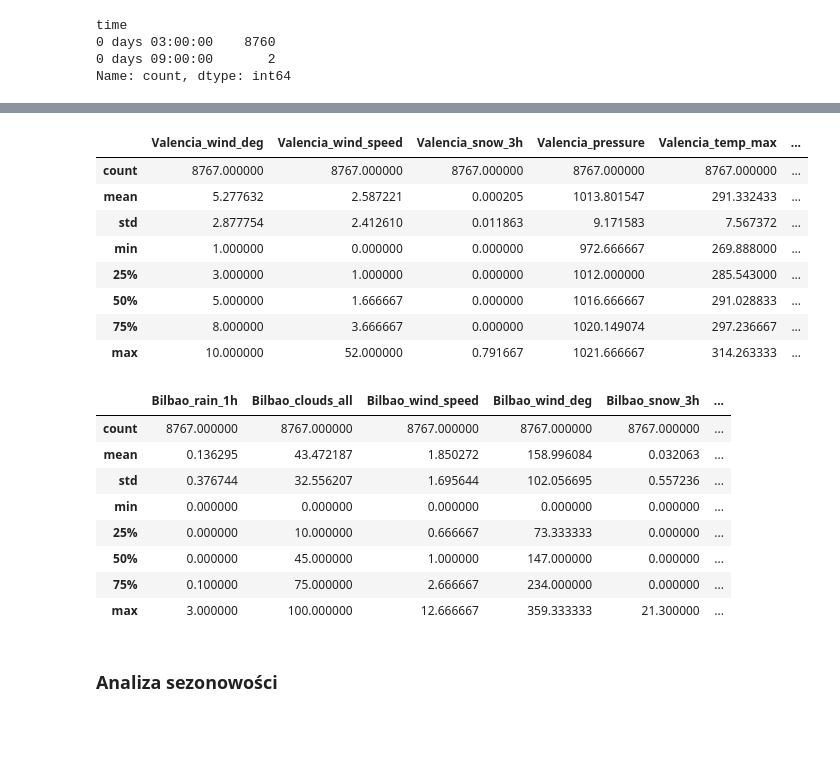
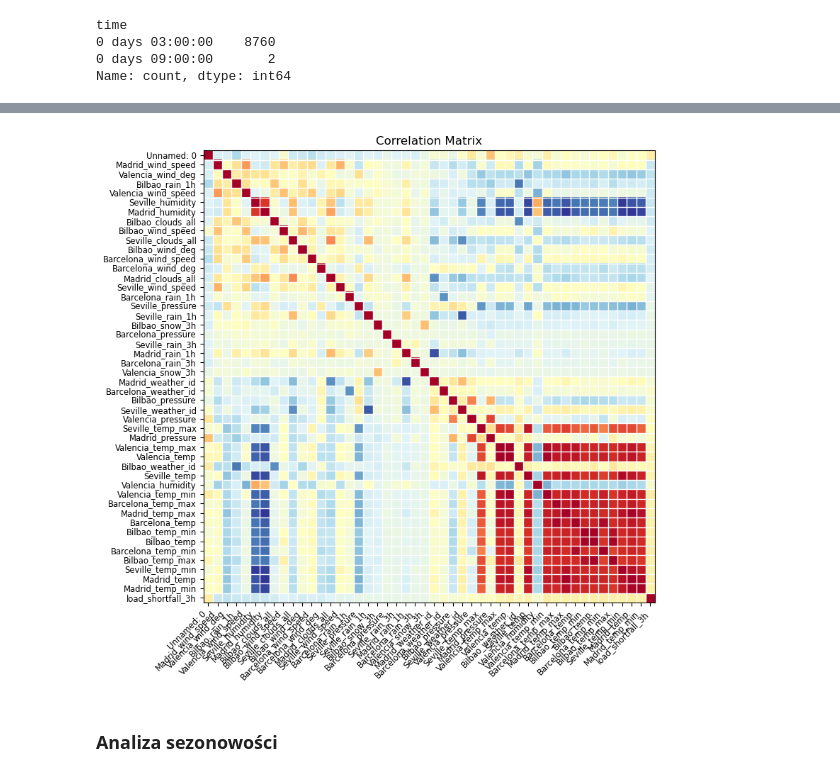
Before and after one commit to Marcel3333/TimeSeriesAnalysisProject, a Jupyter notebook: starter-notebook.ipynb, the cells around one changed output, grey strips where cells are left out. Drawn from its saved outputs; the diff is of its cells as text; code cells hidden in the pictures; blank space fills up the shorter version.

```diff
--- a/starter-notebook.ipynb
+++ b/starter-notebook.ipynb
@@ -207,27 +184,10 @@ df_interpolated.filter(like='Seville').describe()
-# %%
-df_interpolated.filter(like='Valencia').describe()
-# %% [output]
-|  | Valencia_wind_deg | Valencia_wind_speed | Valencia_snow_3h | Valencia_pressure | Valencia_temp_max | ... |
-| count | 8767.000000 | 8767.000000 | 8767.000000 | 8767.000000 | 8767.000000 | ... |
-| mean | 5.277632 | 2.587221 | 0.000205 | 1013.801547 | 291.332433 | ... |
-| std | 2.877754 | 2.412610 | 0.011863 | 9.171583 | 7.567372 | ... |
-| min | 1.000000 | 0.000000 | 0.000000 | 972.666667 | 269.888000 | ... |
-| 25% | 3.000000 | 1.000000 | 0.000000 | 1012.000000 | 285.543000 | ... |
-| 50% | 5.000000 | 1.666667 | 0.000000 | 1016.666667 | 291.028833 | ... |
-| 75% | 8.000000 | 3.666667 | 0.000000 | 1020.149074 | 297.236667 | ... |
-| max | 10.000000 | 52.000000 | 0.791667 | 1021.666667 | 314.263333 | ... |
-# %%
-df_interpolated.filter(like='Bilbao').describe()
-# %% [output]
-|  | Bilbao_rain_1h | Bilbao_clouds_all | Bilbao_wind_speed | Bilbao_wind_deg | Bilbao_snow_3h | ... |
-| count | 8767.000000 | 8767.000000 | 8767.000000 | 8767.000000 | 8767.000000 | ... |
-| mean | 0.136295 | 43.472187 | 1.850272 | 158.996084 | 0.032063 | ... |
-| std | 0.376744 | 32.556207 | 1.695644 | 102.056695 | 0.557236 | ... |
-| min | 0.000000 | 0.000000 | 0.000000 | 0.000000 | 0.000000 | ... |
-| 25% | 0.000000 | 10.000000 | 0.666667 | 73.333333 | 0.000000 | ... |
-| 50% | 0.000000 | 45.000000 | 1.000000 | 147.000000 | 0.000000 | ... |
-| 75% | 0.100000 | 75.000000 | 2.666667 | 234.000000 | 0.000000 | ... |
-| max | 3.000000 | 100.000000 | 12.666667 | 359.333333 | 21.300000 | ... |
+# %%
+# Visualizing the correlation
+fig = plt.figure(figsize=(10,8));
+ax = fig.add_subplot(111);
+plot_corr(df_interpolated.corr(), xnames = df_interpolated.corr().columns, ax = ax, );
+# %% [output]
+[figure, added]
 # %% [markdown]
 ### Analiza sezonowości
 # %%
```
Also changed, not shown: parts of 34 cells of this notebook.
